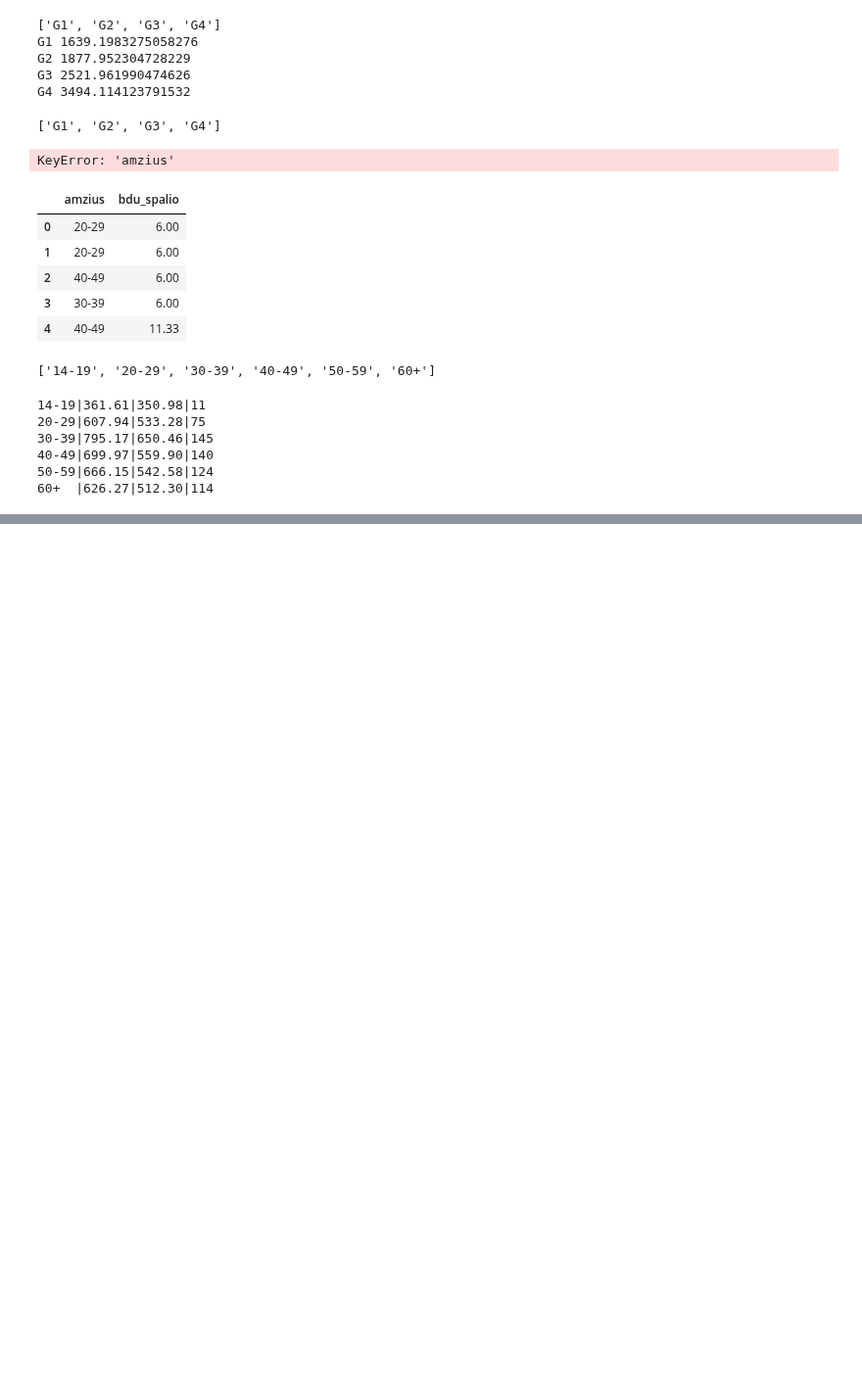
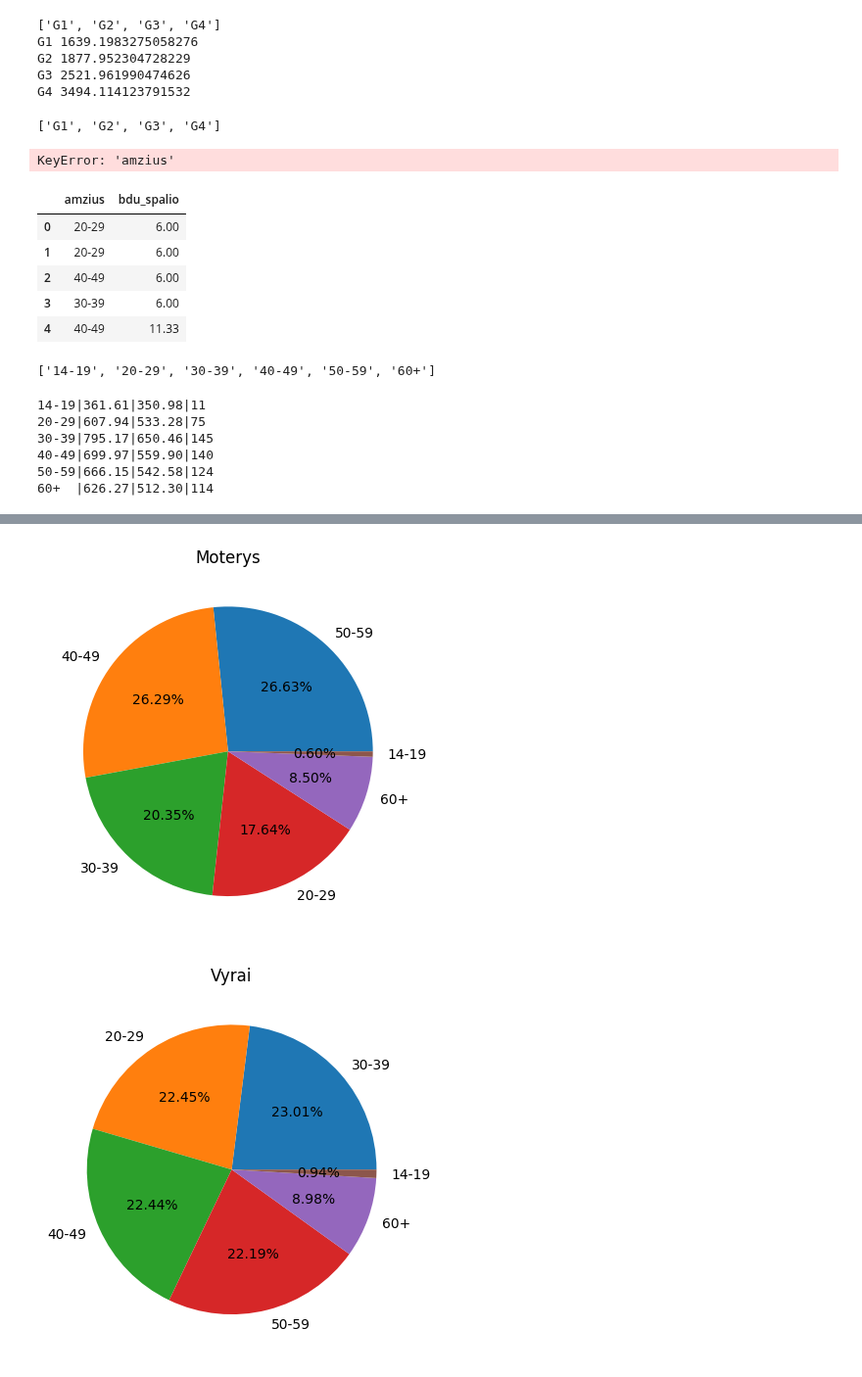
Before and after one commit to ISeeBugsEverywhere/DataScienceNotebooks, a Jupyter notebook: Studentai/PauliusS/Paskaita27 (Panda).ipynb, the cells around one changed output, grey strips where cells are left out. Shown at 98% size. Cells and saved outputs as stored; diff of their text form; code cells hidden in the pictures; blank space fills up the shorter version.

```diff
--- a/Studentai/PauliusS/Paskaita27 (Panda).ipynb
+++ b/Studentai/PauliusS/Paskaita27 (Panda).ipynb
@@ -452,0 +517,29 @@ print(amzius1)
+# %%
+df_mot = df[df['lytis'] == 'F']
+df_vyr = df[df['lytis'] == 'M']
+
+df_mot_kiekiai = df_mot['amzius'].value_counts()
+df_vyr_kiekiai = df_vyr['amzius'].value_counts()
+
+issilavinimas_m = df_mot_kiekiai.index
+issilavinimas_m = df_mot_kiekiai.values
+
+# for li, ci in zip(amzius_m, kiekiai_m):
+#     print(li, ci)
+
+plt.pie(x=issilavinimas_m, labels=issilavinimas_m, autopct='%.2f%%')
+plt.title("Moterys")
+plt.show()
+
+amzius_v = df_vyr_kiekiai.index
+kiekiai_v = df_vyr_kiekiai.values
+
+# for li, ci in zip(amzius_v, kiekiai_v):
+#     print(li, ci)
+
+plt.pie(x=kiekiai_v, labels=amzius_v, autopct='%.2f%%')
+plt.title("Vyrai")
+plt.show()
+# %% [output]
+[figure, added]
+[figure, added]
```
Also changed, not shown: parts of 10 cells of this notebook, 1 other file.
